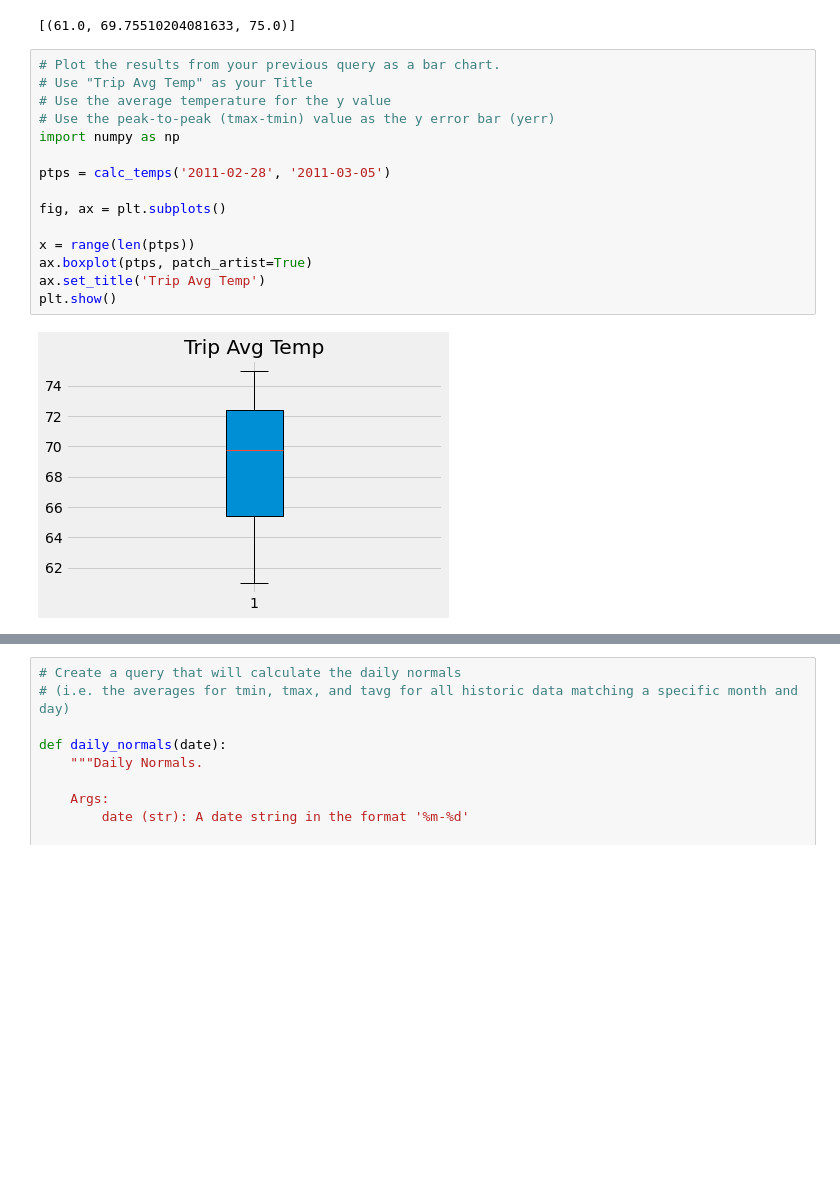
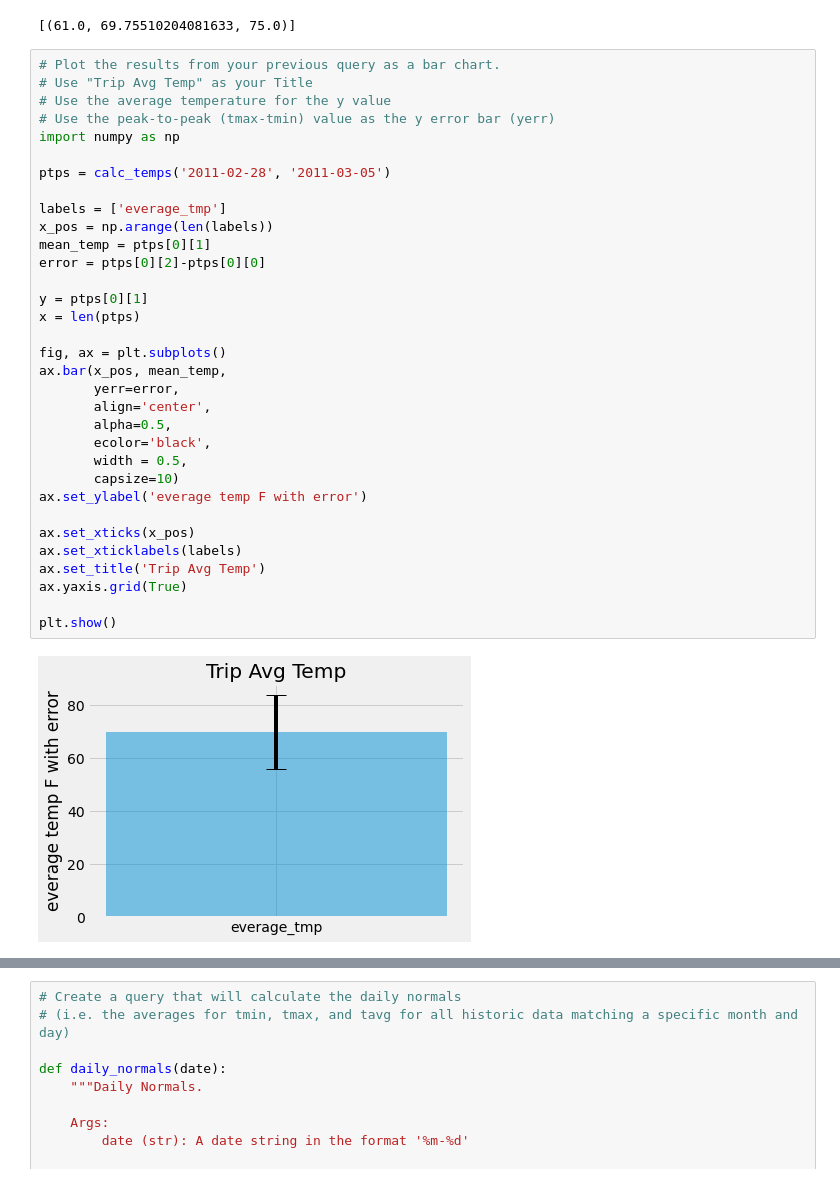
Before and after one commit to tonyzhao668/sqlalchemy_challenge, a Jupyter notebook: climate_starter.ipynb, the cells around one changed output, grey strips where cells are left out. Saved outputs shown, nothing was run; the diff lists cells and outputs as text; blank space fills up the shorter version.

```diff
--- a/climate_starter.ipynb
+++ b/climate_starter.ipynb
@@ -342,20 +342,38 @@ print(calc_temps('2011-02-28', '2011-03-05'))
 # %%
 # Plot the results from your previous query as a bar chart.
 # Use "Trip Avg Temp" as your Title
 # Use the average temperature for the y value
 # Use the peak-to-peak (tmax-tmin) value as the y error bar (yerr)
 import numpy as np
 
 ptps = calc_temps('2011-02-28', '2011-03-05')
 
+labels = ['everage_tmp']
+x_pos = np.arange(len(labels))
+mean_temp = ptps[0][1]
+error = ptps[0][2]-ptps[0][0]
+
+y = ptps[0][1]
+x = len(ptps)
+
 fig, ax = plt.subplots()
+ax.bar(x_pos, mean_temp,
+       yerr=error,
+       align='center',
+       alpha=0.5,
+       ecolor='black',
+       width = 0.5,
+       capsize=10)
+ax.set_ylabel('everage temp F with error')
 
-x = range(len(ptps))
-ax.boxplot(ptps, patch_artist=True)
+ax.set_xticks(x_pos)
+ax.set_xticklabels(labels)
 ax.set_title('Trip Avg Temp')
+ax.yaxis.grid(True)
+
 plt.show()
 # %% [output]
-[figure, old version]
+[figure, new version]
 # %%
 # Calculate the total amount of rainfall per weather station for your trip dates using the previous year's matching dates.
 # Sort this in descending order by precipitation amount and list the station, name, latitude, longitude, and elevation
```
Also changed, not shown: parts of 7 cells of this notebook, 1 other file.
